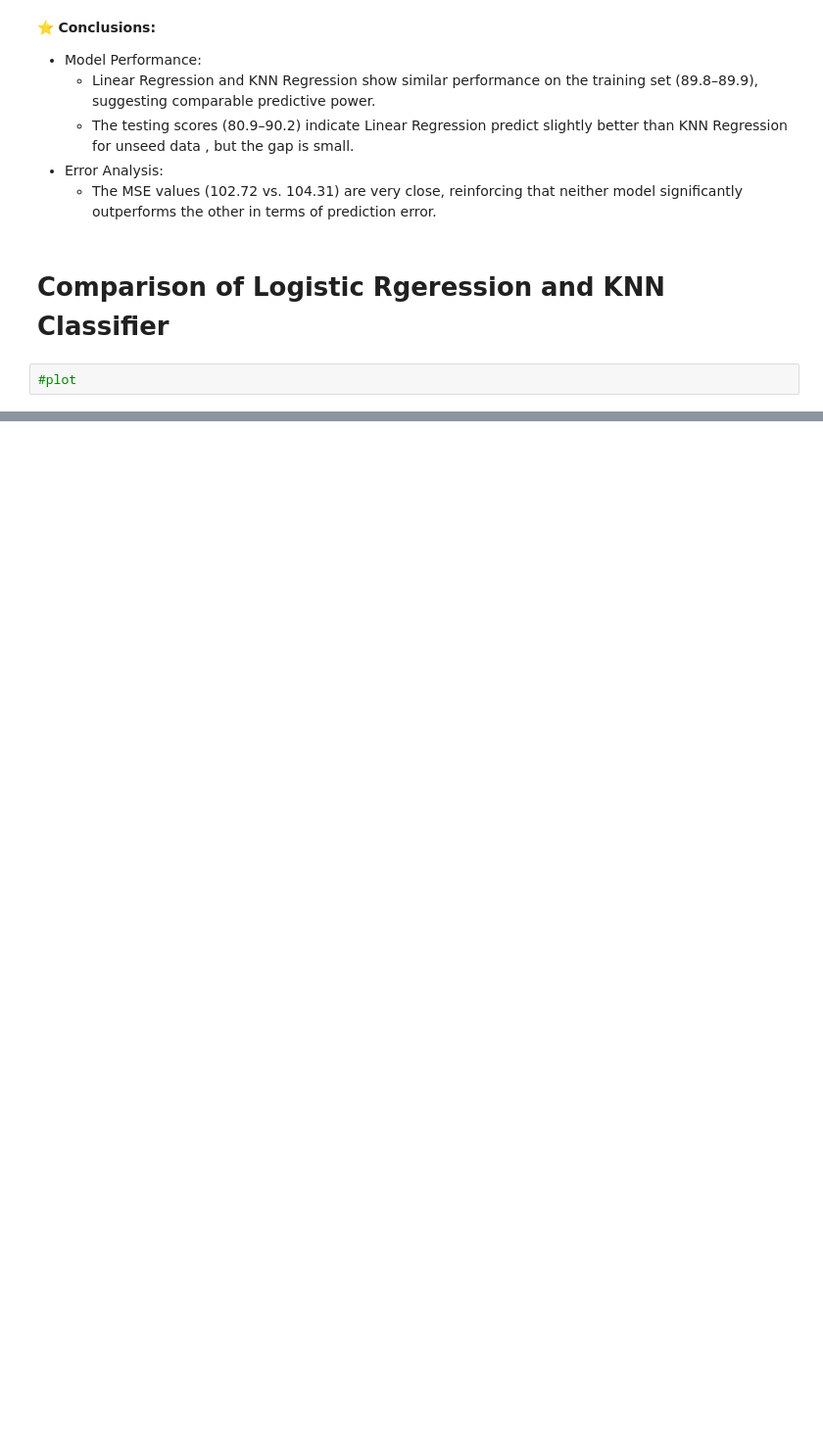
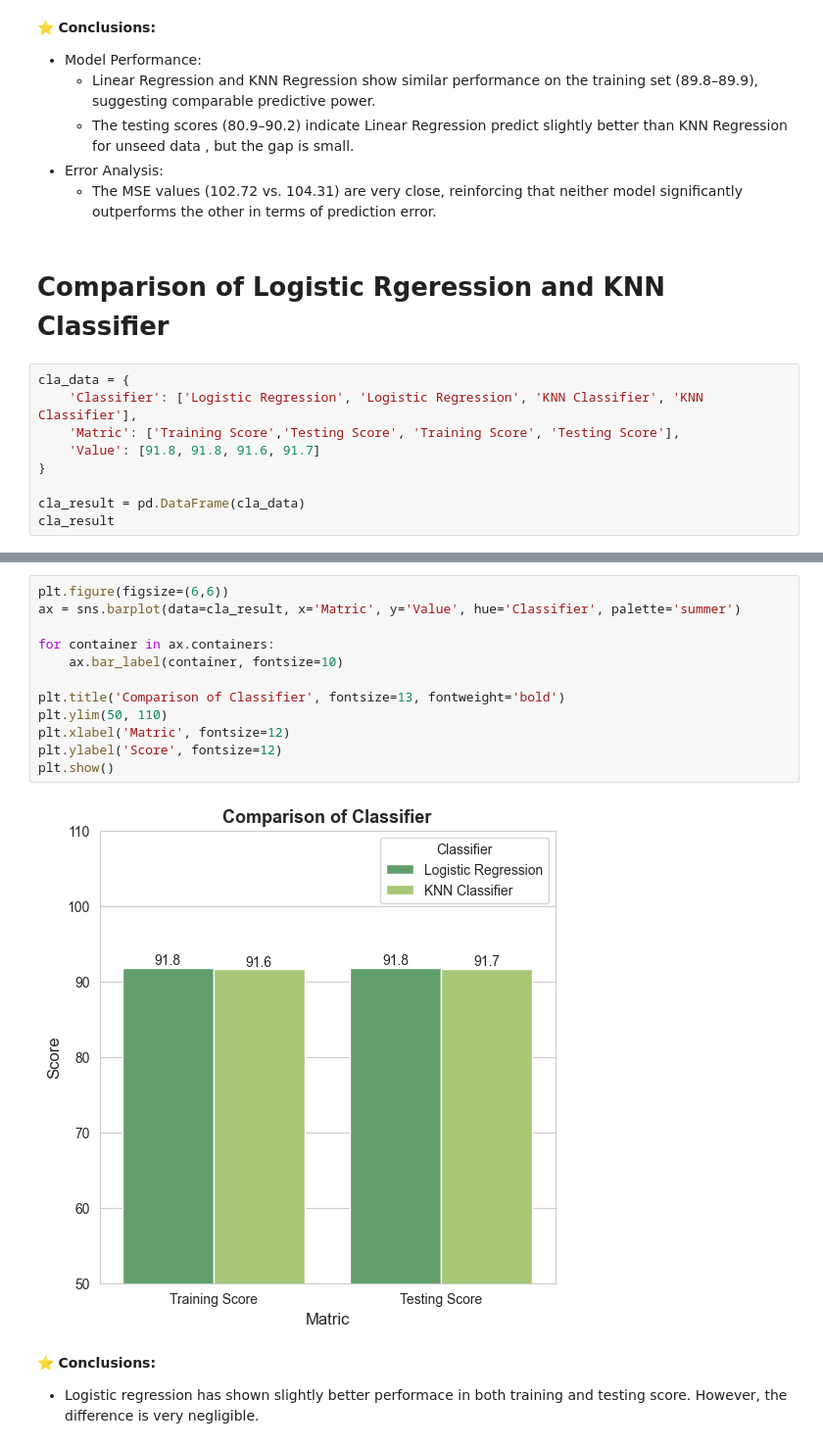
Before and after one commit to mohammadkhorshed/DS-ML-Assignments, a Jupyter notebook: assignment_05.ipynb, the cells around one changed output, grey strips where cells are left out. Shown at 98% size. Drawn from its saved outputs; the diff is of its cells as text; blank space fills up the shorter version.

```diff
--- a/assignment_05.ipynb
+++ b/assignment_05.ipynb
@@ -494,4 +501,11 @@ plt.show()
 # %% [markdown]
 # Comparison of Logistic Rgeression and KNN Classifier
 # %%
-#plot
+cla_data = {
+    'Classifier': ['Logistic Regression', 'Logistic Regression', 'KNN Classifier', 'KNN Classifier'],
+    'Matric': ['Training Score','Testing Score', 'Training Score', 'Testing Score'],
+    'Value': [91.8, 91.8, 91.6, 91.7]
+}
+
+cla_result = pd.DataFrame(cla_data)
+cla_result
@@ -497,0 +518,17 @@ plt.show()
+# %%
+plt.figure(figsize=(6,6))
+ax = sns.barplot(data=cla_result, x='Matric', y='Value', hue='Classifier', palette='summer')
+
+for container in ax.containers:
+    ax.bar_label(container, fontsize=10)
+
+plt.title('Comparison of Classifier', fontsize=13, fontweight='bold')
+plt.ylim(50, 110)
+plt.xlabel('Matric', fontsize=12)
+plt.ylabel('Score', fontsize=12)
+plt.show()
+# %% [output]
+[figure, added]
+# %% [markdown]
+⭐ **Conclusions:**
+- Logistic regression has shown slightly better performace in both training and testing score. However, the difference is very negligible.
```
Also changed, not shown: parts of 7 cells of this notebook.
